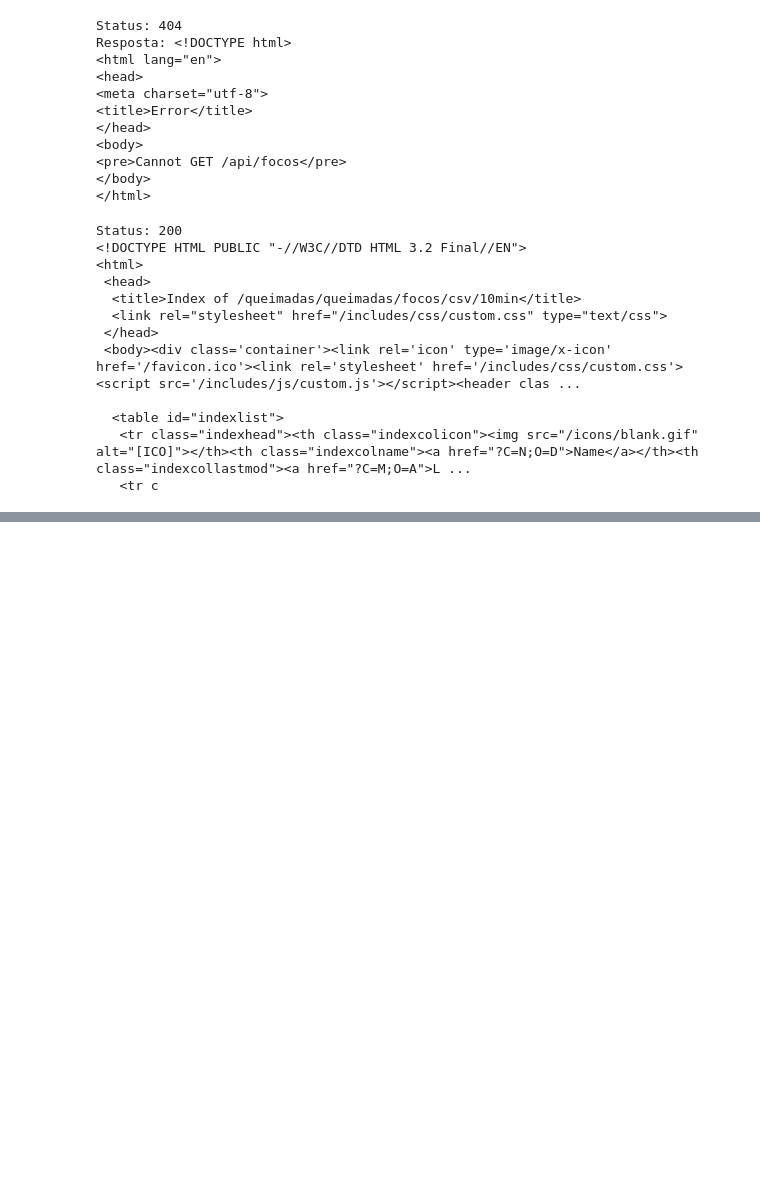
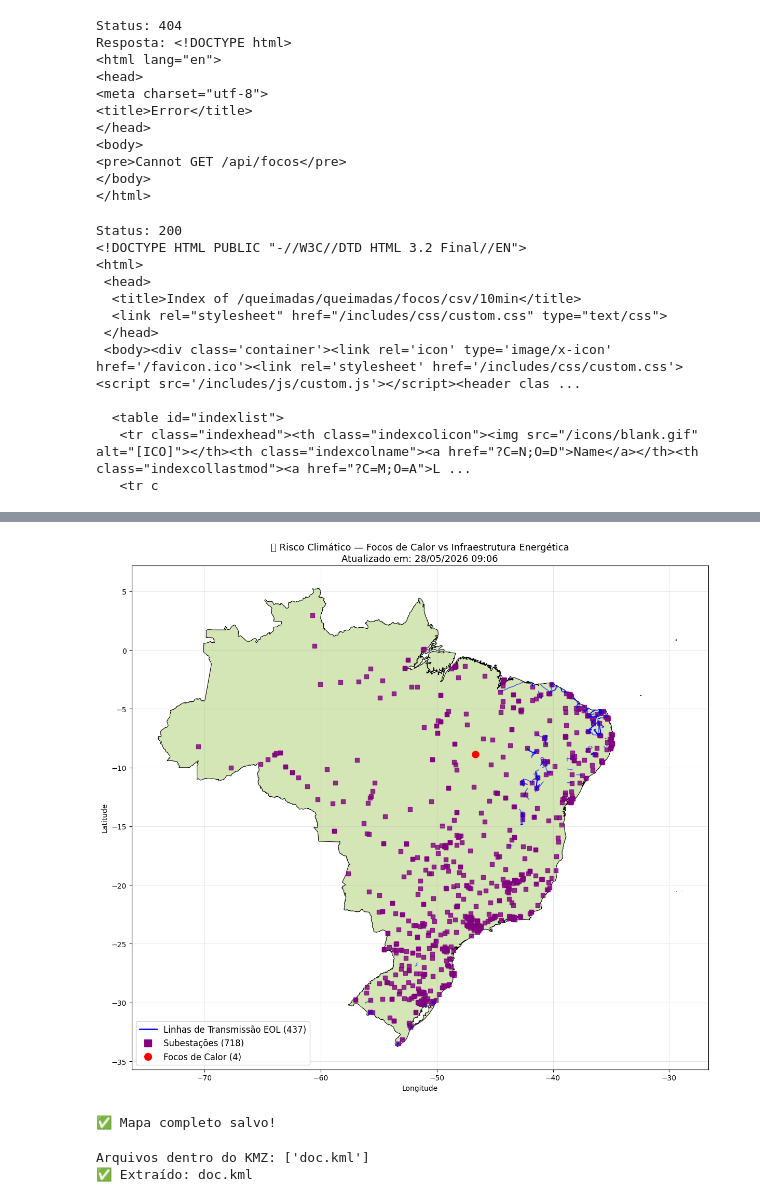
Before and after one commit to CRN27/satenergy, a Jupyter notebook: notebooks/01_coleta_dados.ipynb, the cells around one changed output, grey strips where cells are left out. Cells and saved outputs as stored; diff of their text form; code cells hidden in the pictures; blank space fills up the shorter version.

```diff
--- a/notebooks/01_coleta_dados.ipynb
+++ b/notebooks/01_coleta_dados.ipynb
@@ -358,0 +404,10 @@ Focos dentro do Brasil: 72
+# %%
+# Explorando camadas de Usinas Fotovoltaicas (UFV)
+url_ufv = "https://sigel.aneel.gov.br/arcgis/rest/services/Web_Layer_UFV_Outras_Bases/MapServer?f=json"
+
+r = requests.get(url_ufv, verify=False, timeout=15)
+dados = json.loads(r.text)
+
+print("Camadas UFV disponíveis:")
+for layer in dados.get("layers", []):
+    print(f"  ID {layer['id']}: {layer['name']}")
@@ -358,0 +505,62 @@ Focos dentro do Brasil: 72
+# %%
+# Mapa completo — Focos de Calor + Linhas de Transmissão + Subestações
+import matplotlib.lines as mlines
+from datetime import datetime
+
+# Calculando centroides das subestações
+gdfs["Subestações"]["centroide"] = gdfs["Subestações"].geometry.centroid
+gdf_sub_centroides = gpd.GeoDataFrame(gdfs["Subestações"], geometry="centroide", crs="EPSG:4326")
+
+# Hora atual
+agora = datetime.now().strftime("%d/%m/%Y %H:%M")
+
+fig, ax = plt.subplots(figsize=(12, 14))
+
+# Brasil
+brasil.plot(ax=ax, color="#d4e6b5", edgecolor="black", linewidth=0.8)
+
+# Linhas de transmissão
+gdfs["Linhas de Transmissão"].plot(ax=ax, color="blue", linewidth=1.2, alpha=0.6)
+
+# Subestações como centroides
+gdf_sub_centroides.plot(ax=ax, color="purple", markersize=30, alpha=0.8, marker="s")
+
+# Focos de calor
+df_focos_brasil.plot(ax=ax, color="red", markersize=80, alpha=0.9, marker="o")
+
+# Legenda manual
+legenda = [
+    mlines.Line2D([], [], color="blue", linewidth=2, label=f"Linhas de Transmissão EOL ({len(gdfs['Linhas de Transmissão'])})"),
+    mlines.Line2D([], [], color="purple", marker="s", markersize=10, linestyle="None", label=f"Subestações ({len(gdf_sub_centroides)})"),
+    mlines.Line2D([], [], color="red", marker="o", markersize=10, linestyle="None", label=f"Focos de Calor ({len(df_focos_brasil)})"),
+]
+
+ax.legend(handles=legenda, fontsize=12, loc="lower left")
+ax.set_title(f"🔥 Risco Climático — Focos de Calor vs Infraestrutura Energética\nAtualizado em: {agora}", fontsize=13)
+ax.set_xlabel("Longitude")
+ax.set_ylabel("Latitude")
+ax.grid(True, alpha=0.3)
+
+plt.tight_layout()
+plt.savefig("../data/processed/mapa_risco_infraestrutura.png", dpi=150)
+plt.show()
+print("✅ Mapa completo salvo!")
+# %% [output]
+[figure, added]
+✅ Mapa completo salvo!
+# %%
+kmz_path = "../data/raw/[EPE] Linhas de Transmissão.kmz"
+
+# Tentando abrir como zip
+try:
+    with zipfile.ZipFile(kmz_path, 'r') as kmz:
+        print(f"Arquivos dentro do KMZ: {kmz.namelist()}")
+        for arquivo in kmz.namelist():
+            if arquivo.endswith('.kml'):
+                kmz.extract(arquivo, "../data/raw/")
+                print(f"✅ Extraído: {arquivo}")
+except Exception as e:
+    print(f"Erro: {e}")
+# %% [output]
+Arquivos dentro do KMZ: ['doc.kml']
+✅ Extraído: doc.kml
```
Also changed, not shown: parts of 16 cells of this notebook, 5 other files.
